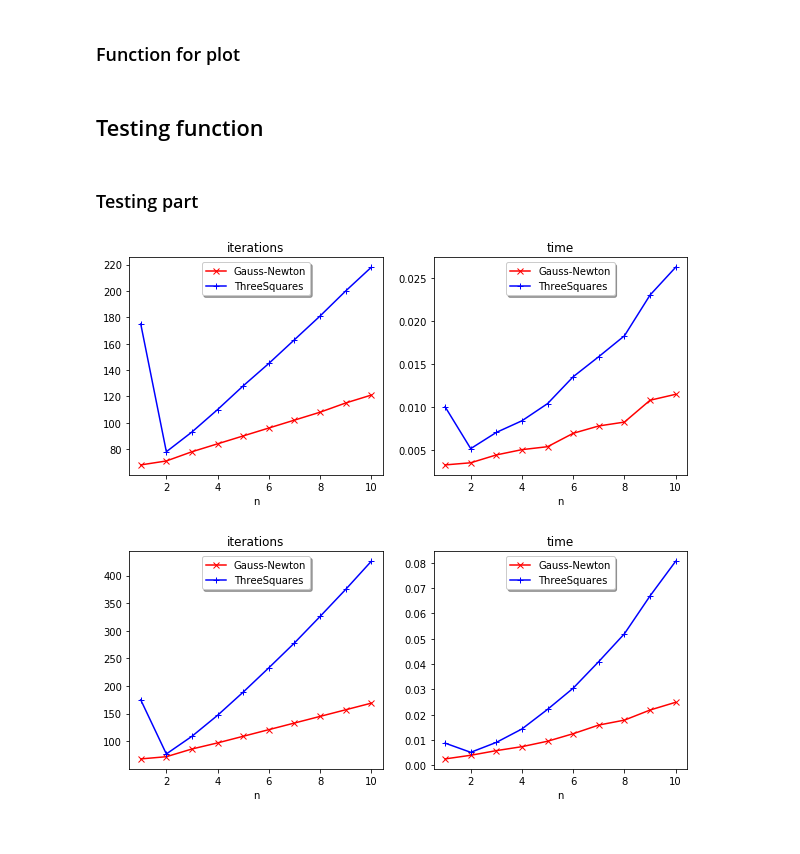
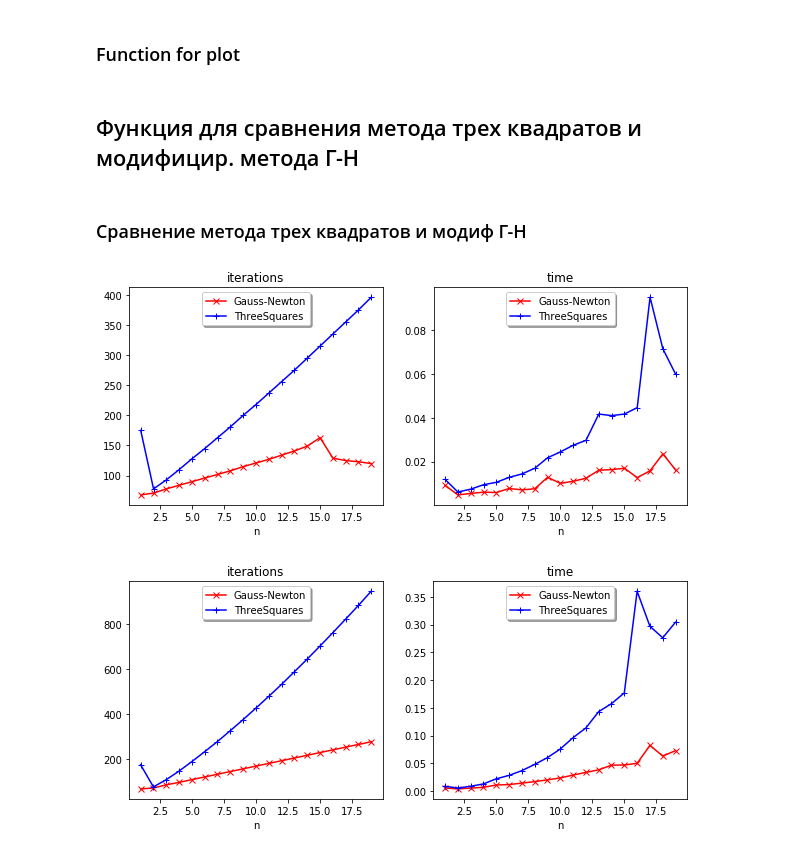
Before and after one commit to Katerina5649/Flexible-Modification-of-Gauss-Newton-Method, a Jupyter notebook: Comparison.ipynb, the cells around one changed output. Cells and saved outputs as stored; diff of their text form; code cells hidden in the pictures.

```diff
--- a/Comparison.ipynb
+++ b/Comparison.ipynb
@@ -125,8 +174,8 @@ def printPlot(maxSTEP, iterN, iterT, timeN, timeT):
     ax2.set_title('time')
     f.set_size_inches(10, 4)
     plt.show()
-# %% [markdown]
-## Testing function
+# %% [markdown]
+## Функция для сравнения метода трех квадратов и модифицир. метода Г-Н
 # %%
 import time
 
@@ -193,17 +240,17 @@ def Testing(F, J, L = 90, getX = None):
 
     printPlot(maxSTEP, iterN, iterT, timeN, timeT)
-# %% [markdown]
-### Testing part
+# %% [markdown]
+### Сравнение метода трех квадратов и модиф Г-Н
 # %%
 ### Testing F1
-Testing(F1, J1)
+Testing(F1, J1,  maxSTEP = 20)
 # %% [output]
-[figure, old version]
+[figure, new version]
 # %%
 ### Testing F2
-Testing(F2, J2)
+Testing(F2, J2, maxSTEP = 20)
 # %% [output]
-[figure, old version]
+[figure, new version]
 # %%
 def getX(i):
     x = np.ones(i)
```
Also changed, not shown: parts of 13 cells of this notebook.
